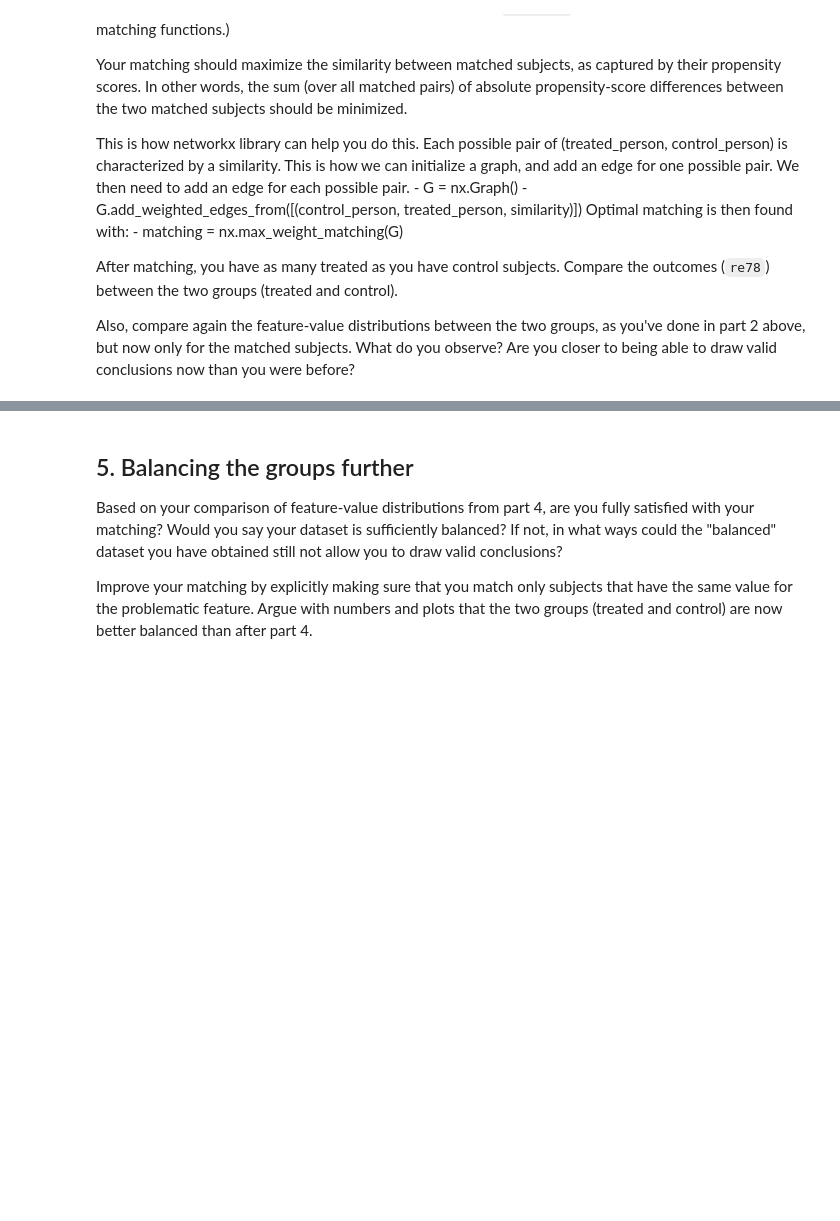
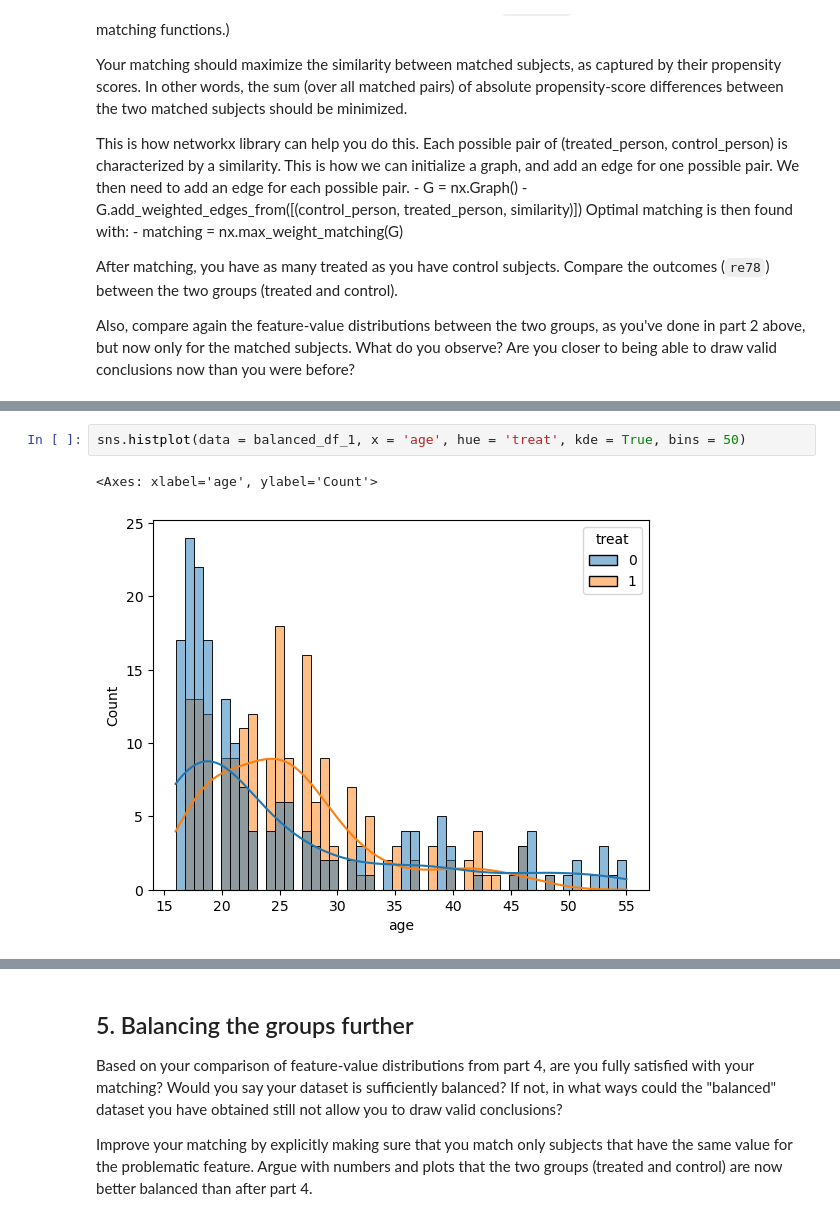
Before and after one commit to Dustmamat/AppliedDataAnalysis, a Jupyter notebook: Exercises/05 - Causal analysis of observational data/Observational studies exercise-mysolution.ipynb, the cells around one changed output, grey strips where cells are left out. Drawn from its saved outputs; the diff is of its cells as text; blank space fills up the shorter version.

```diff
--- a/Exercises/05 - Causal analysis of observational data/Observational studies exercise-mysolution.ipynb
+++ b/Exercises/05 - Causal analysis of observational data/Observational studies exercise-mysolution.ipynb
@@ -291,0 +331,5 @@ G = nx.Graph()
+# %%
+sns.histplot(data = balanced_df_1, x = 'age', hue = 'treat', kde = True, bins = 50)
+# %% [output]
+<Axes: xlabel='age', ylabel='Count'>
+[figure, added]
```
Also changed, not shown: parts of 25 cells of this notebook.
